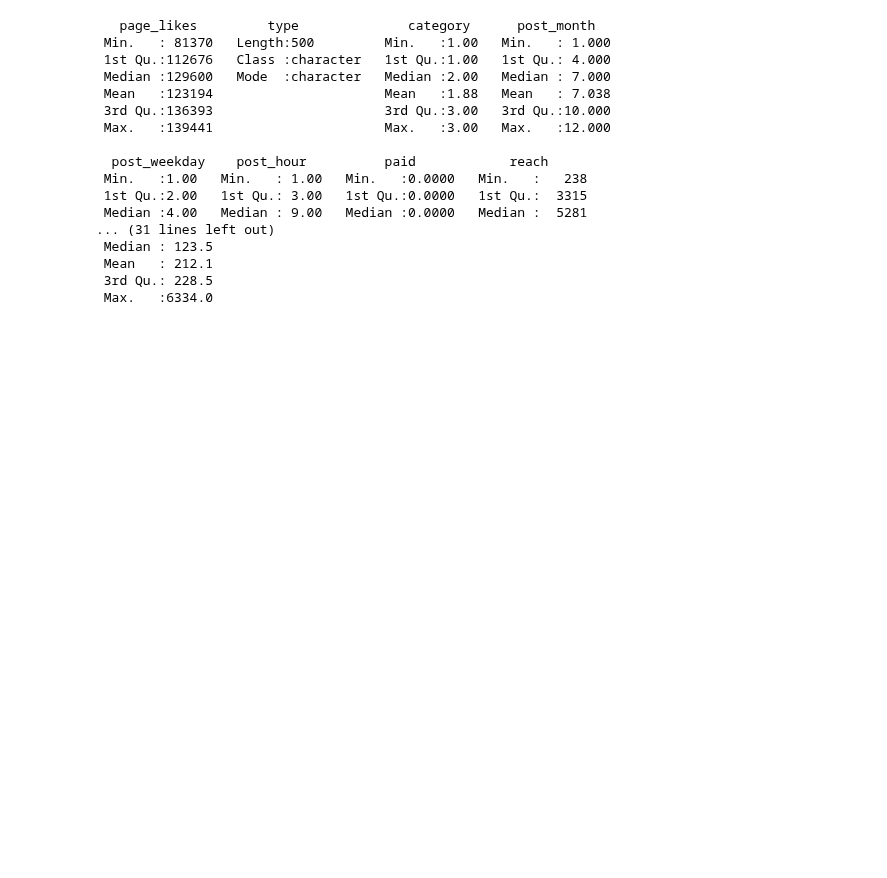
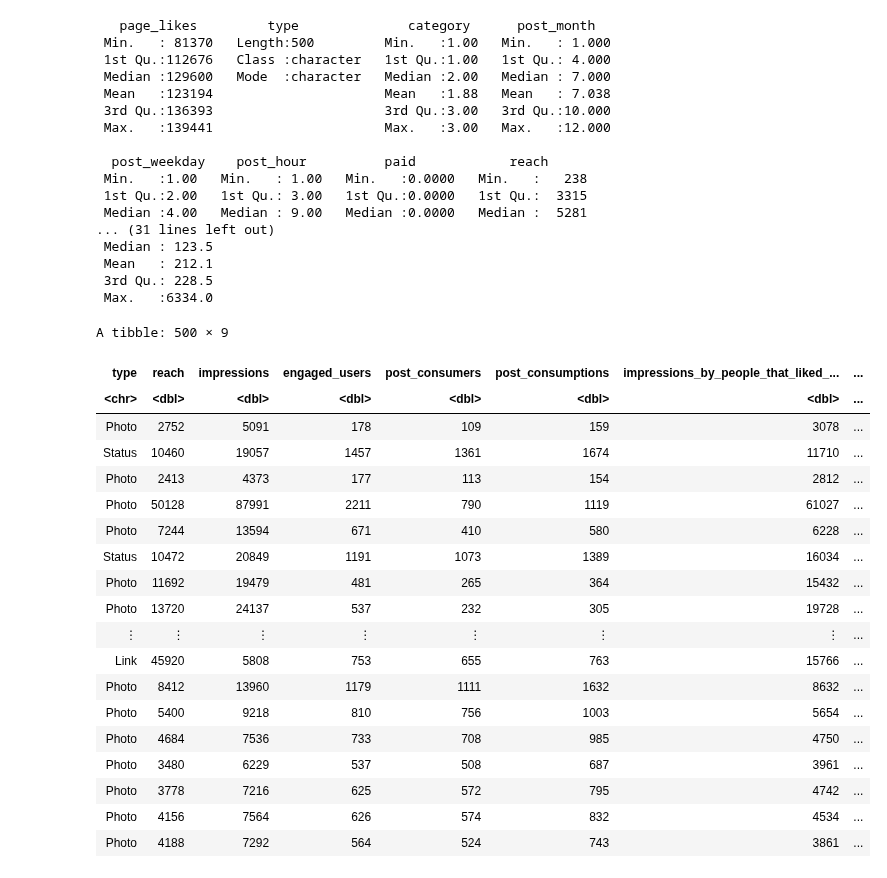
Before and after one commit to lucykvs/DSCI100-Project, a Jupyter notebook: Project.ipynb, the cells around one changed output. Drawn from its saved outputs; the diff is of its cells as text; code cells hidden in the pictures; blank space fills up the shorter version.

```diff
--- a/Project.ipynb
+++ b/Project.ipynb
@@ -71,4 +89,29 @@ summary(fb_data)
  Mean   : 212.1
  3rd Qu.: 228.5
  Max.   :6334.0
+# %%
+#select interested columns
+fb_selected_data <- select (fb_data, c(2,8,9,10,11,12,13,14,15))
+fb_selected_data
+# %% [output]
+A tibble: 500 × 9
+| type | reach | impressions | engaged_users | post_consumers | post_consumptions | impressions_by_people_that_liked_... | ... |
+| <chr> | <dbl> | <dbl> | <dbl> | <dbl> | <dbl> | <dbl> | ... |
+| Photo | 2752 | 5091 | 178 | 109 | 159 | 3078 | ... |
+| Status | 10460 | 19057 | 1457 | 1361 | 1674 | 11710 | ... |
+| Photo | 2413 | 4373 | 177 | 113 | 154 | 2812 | ... |
+| Photo | 50128 | 87991 | 2211 | 790 | 1119 | 61027 | ... |
+| Photo | 7244 | 13594 | 671 | 410 | 580 | 6228 | ... |
+| Status | 10472 | 20849 | 1191 | 1073 | 1389 | 16034 | ... |
+| Photo | 11692 | 19479 | 481 | 265 | 364 | 15432 | ... |
+| Photo | 13720 | 24137 | 537 | 232 | 305 | 19728 | ... |
+| ⋮ | ⋮ | ⋮ | ⋮ | ⋮ | ⋮ | ⋮ | ... |
+| Link | 45920 | 5808 | 753 | 655 | 763 | 15766 | ... |
+| Photo | 8412 | 13960 | 1179 | 1111 | 1632 | 8632 | ... |
+| Photo | 5400 | 9218 | 810 | 756 | 1003 | 5654 | ... |
+| Photo | 4684 | 7536 | 733 | 708 | 985 | 4750 | ... |
+| Photo | 3480 | 6229 | 537 | 508 | 687 | 3961 | ... |
+| Photo | 3778 | 7216 | 625 | 572 | 795 | 4742 | ... |
+| Photo | 4156 | 7564 | 626 | 574 | 832 | 4534 | ... |
+| Photo | 4188 | 7292 | 564 | 524 | 743 | 3861 | ... |
 # %%
```
Also changed, not shown: parts of 2 cells of this notebook.
